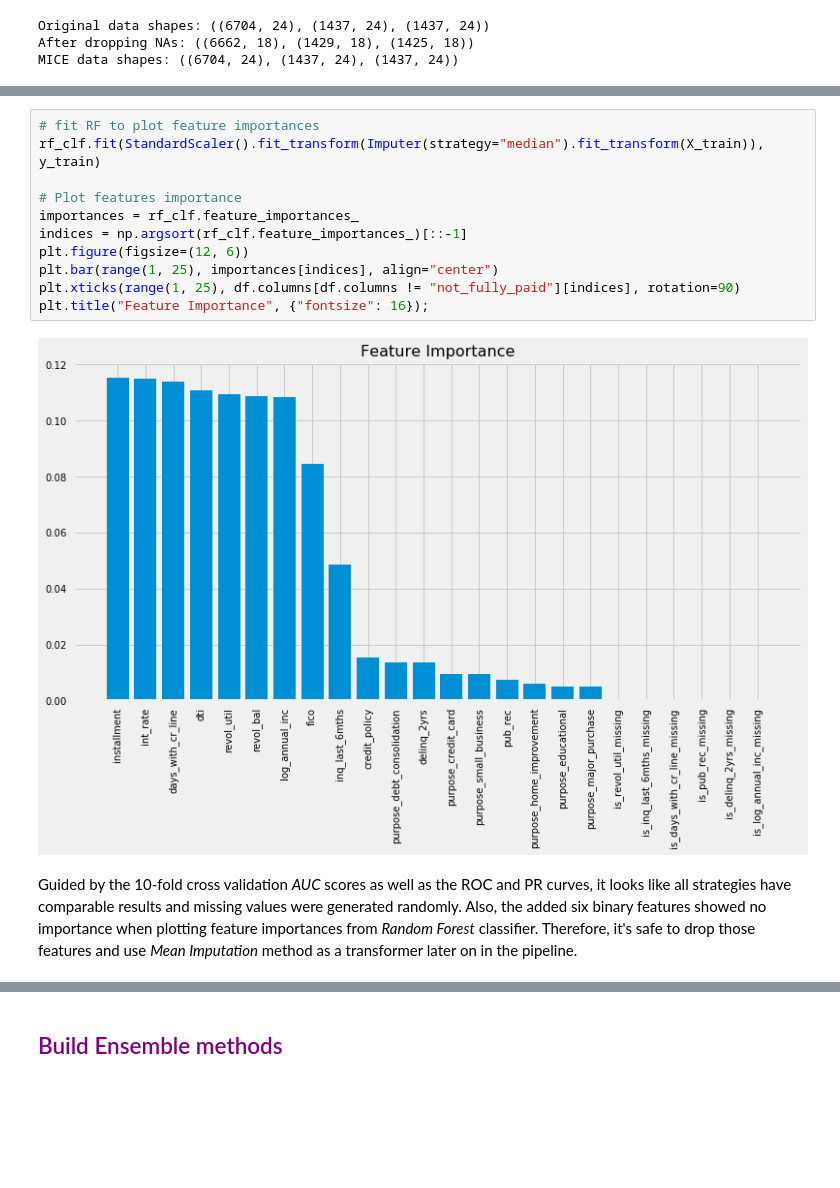
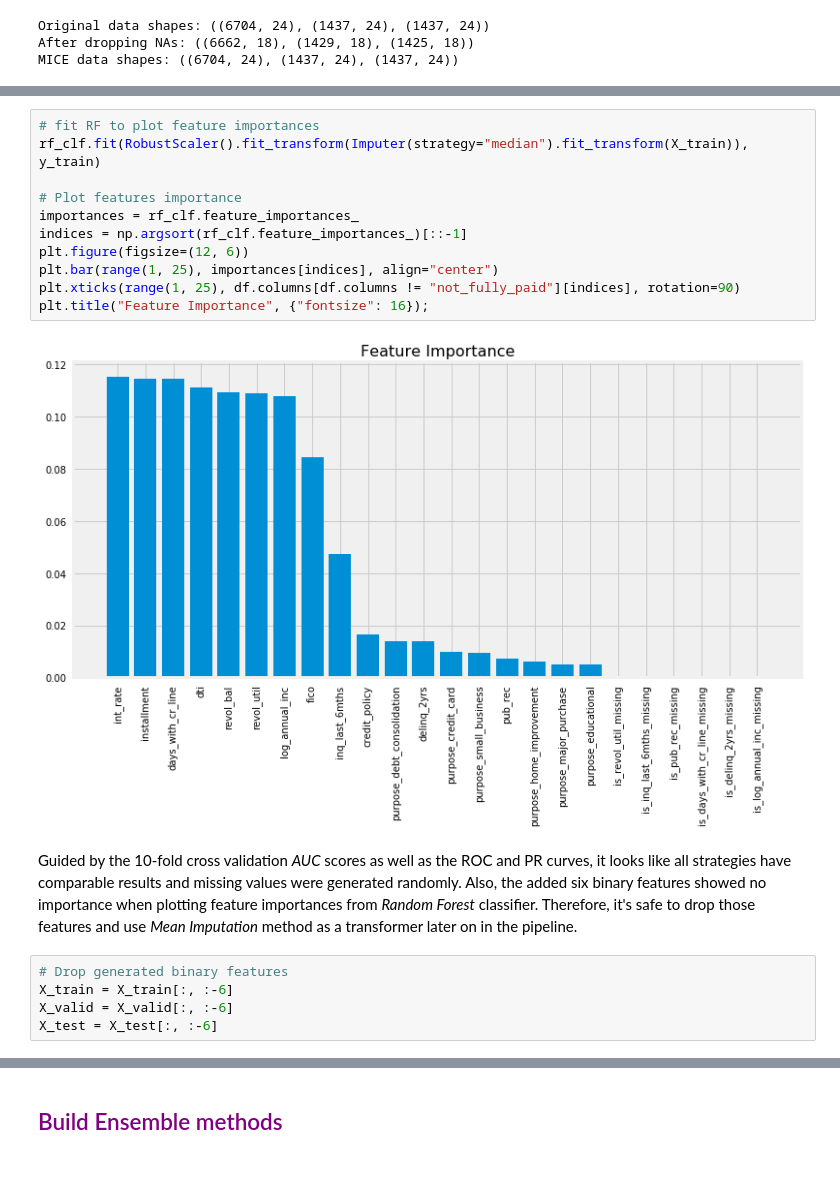
Before and after one commit to ImadDabbura/blog-posts, a Jupyter notebook: notebooks/Predicting-Loan-Repayment.ipynb, the cells around one changed output, grey strips where cells are left out. Saved outputs shown, nothing was run; the diff lists cells and outputs as text; blank space fills up the shorter version.

```diff
--- a/notebooks/Predicting-Loan-Repayment.ipynb
+++ b/notebooks/Predicting-Loan-Repayment.ipynb
@@ -285,18 +285,23 @@ plot_roc_and_pr_curves(models, X_train_list, y_train_list,
 # %%
 # fit RF to plot feature importances
-rf_clf.fit(StandardScaler().fit_transform(Imputer(strategy="median").fit_transform(X_train)), y_train)
+rf_clf.fit(RobustScaler().fit_transform(Imputer(strategy="median").fit_transform(X_train)), y_train)
 
 # Plot features importance
 importances = rf_clf.feature_importances_
 indices = np.argsort(rf_clf.feature_importances_)[::-1]
 plt.figure(figsize=(12, 6))
 plt.bar(range(1, 25), importances[indices], align="center")
 plt.xticks(range(1, 25), df.columns[df.columns != "not_fully_paid"][indices], rotation=90)
 plt.title("Feature Importance", {"fontsize": 16});
 # %% [output]
-[figure, old version]
+[figure, new version]
 # %% [markdown]
 Guided by the 10-fold cross validation *AUC* scores as well as the ROC and PR curves, it looks like all strategies have comparable results and missing values were generated randomly. Also, the added six binary features showed no importance when plotting feature importances from *Random Forest* classifier. Therefore, it's safe to drop those features and use *Mean Imputation* method as a transformer later on in the pipeline.
+# %%
+# Drop generated binary features
+X_train = X_train[:, :-6]
+X_valid = X_valid[:, :-6]
+X_test = X_test[:, :-6]
 # %% [markdown]
  <h3 style="font-family: Georgia; font-size:1.5em;color:purple; font-style:bold">
 Strategies to deal with imbalanced data</h3><br>
```
Also changed, not shown: parts of 30 cells of this notebook.
